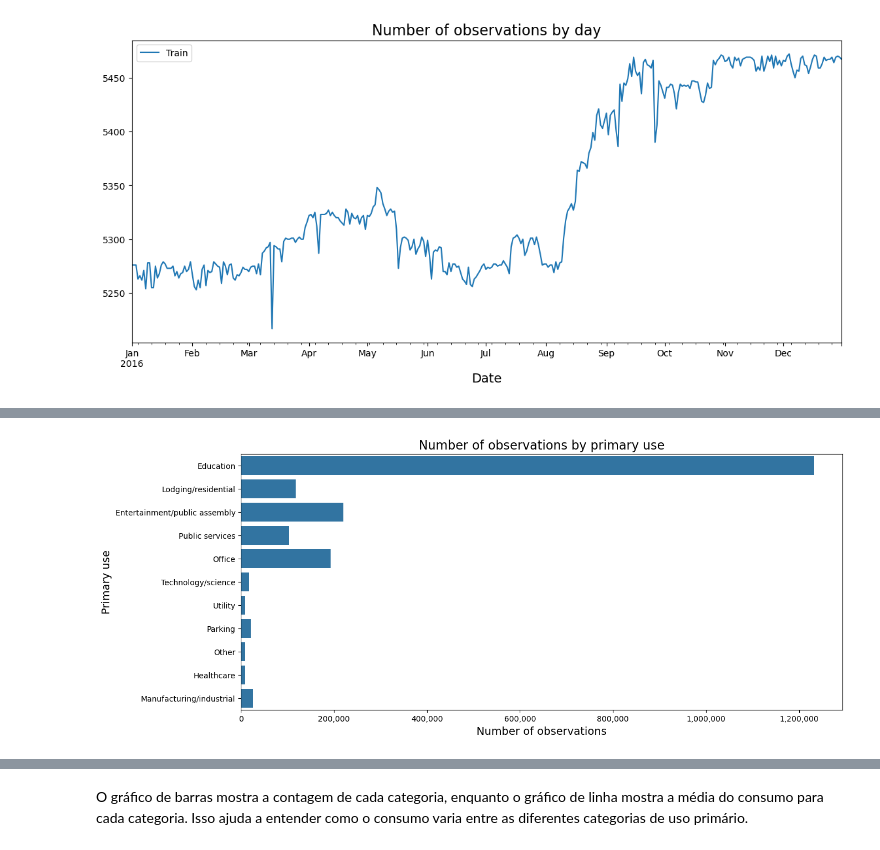
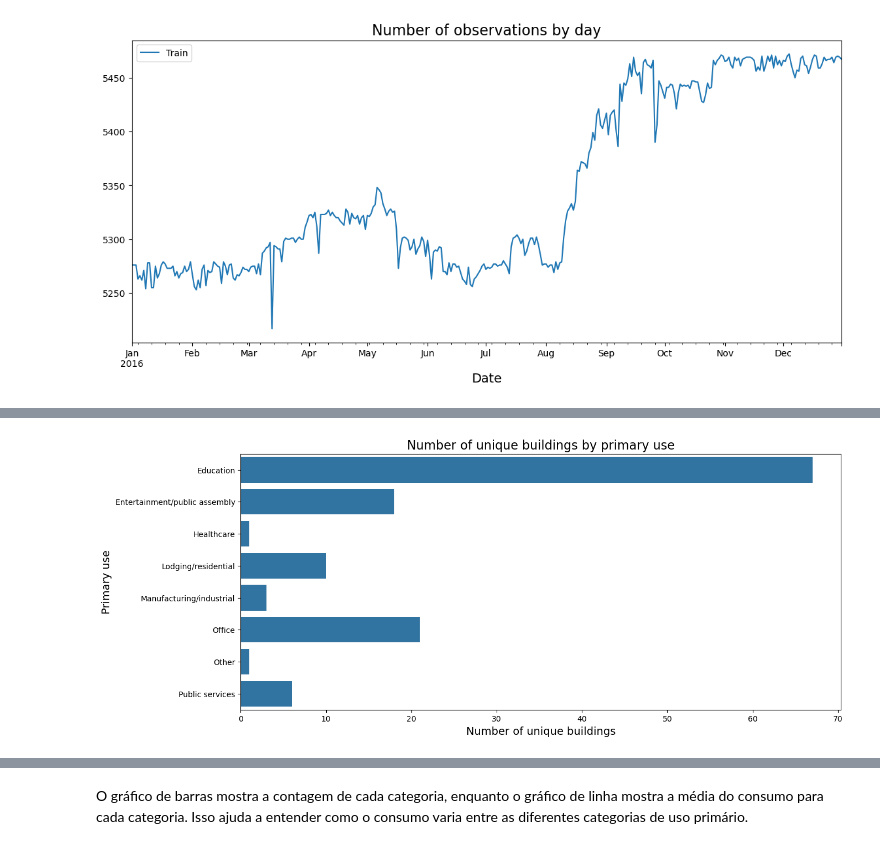
Before and after one commit to cristiano-nicolau/energy_consumption_prediction, a Jupyter notebook: EDA/eda.ipynb, the cells around one changed output, grey strips where cells are left out. Cells and saved outputs as stored; diff of their text form; code cells hidden in the pictures.

```diff
--- a/EDA/eda.ipynb
+++ b/EDA/eda.ipynb
@@ -155,15 +180,20 @@ axes.legend(['Train', 'Test']);
 # %%
 from matplotlib.ticker import FuncFormatter
 
-# number of observations by primary use
+# Agrupar e contar unique buildings por primary_use
+building_counts = df[['building_id', 'primary_use']].drop_duplicates().groupby('primary_use').count().reset_index()
+building_counts = building_counts.rename(columns={'building_id': 'building_count'})
+
+# Plot
 fig, axes = plt.subplots(1, 1, figsize=(14, 6))
-sns.countplot(data=df, y='primary_use', ax=axes)
+sns.barplot(data=building_counts, y='primary_use', x='building_count', ax=axes)
+
 axes.set_ylabel('Primary use', fontsize=14)
-axes.set_xlabel('Number of observations', fontsize=14)
-axes.set_title('Number of observations by primary use', fontsize=16)
+axes.set_xlabel('Number of unique buildings', fontsize=14)
+axes.set_title('Number of unique buildings by primary use', fontsize=16)
 
-# Format x-axis to show numbers in hundreds
+# Format x-axis to show numbers with commas
 formatter = FuncFormatter(lambda x, _: f'{int(x):,}')
 axes.xaxis.set_major_formatter(formatter)
 # %% [output]
-[figure, old version]
+[figure, new version]
```
Also changed, not shown: parts of 31 cells of this notebook, 2 other files.
